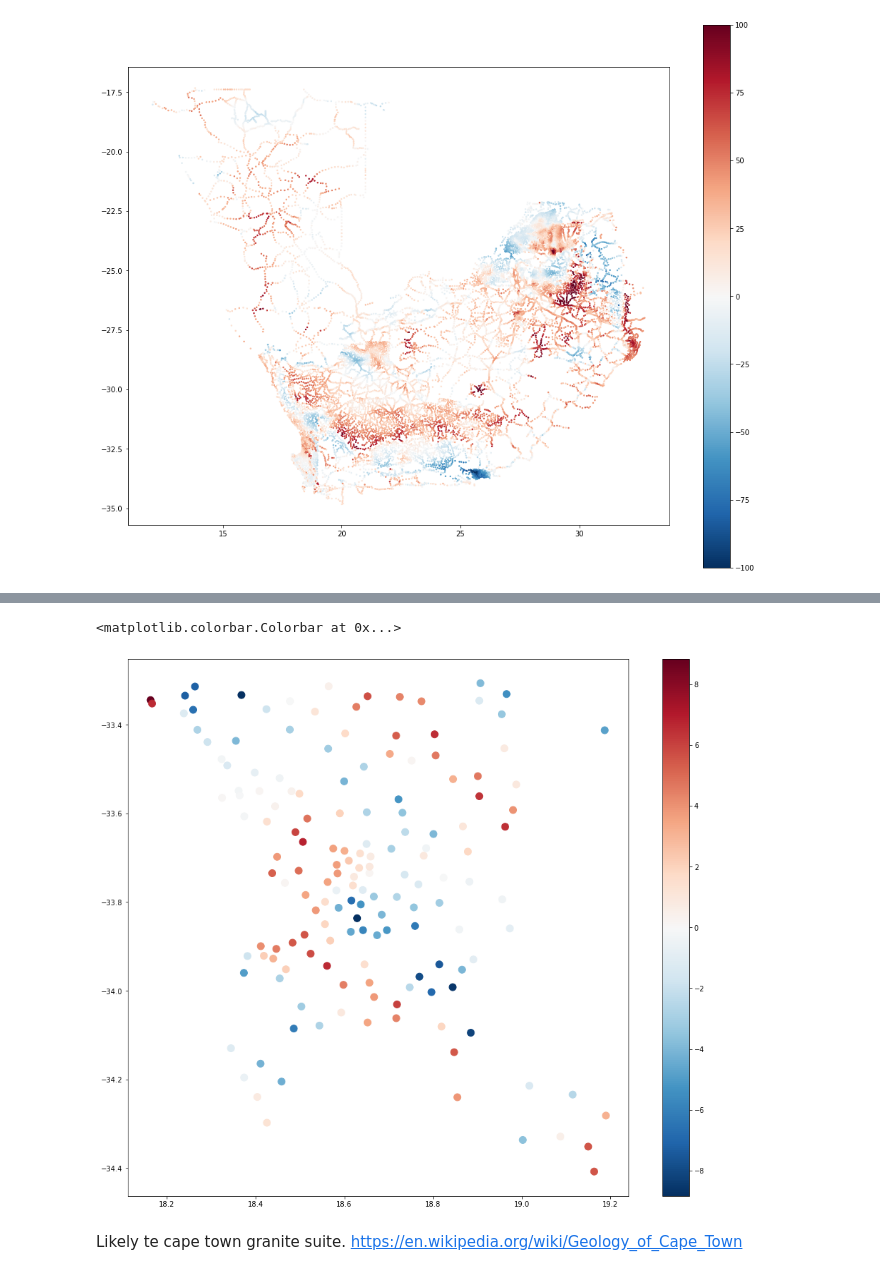
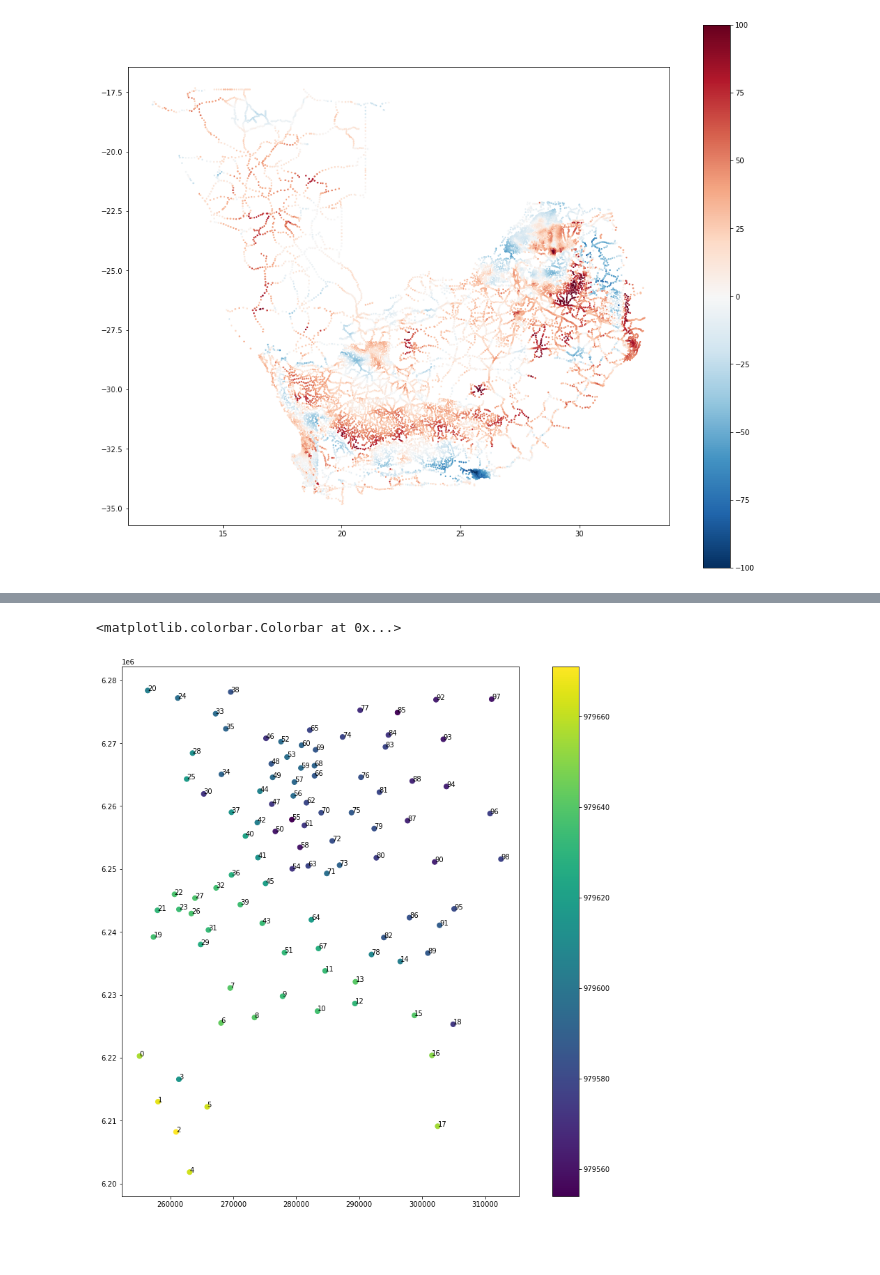
Before and after one commit to leouieda/gravity-processing, a Jupyter notebook: code/prepare-synthetic-data.ipynb, the cells around one changed output, grey strips where cells are left out. Saved outputs shown, nothing was run; the diff lists cells and outputs as text; code cells hidden in the pictures; blank space fills up the shorter version.

Commit message:
Separate the data into 3 surveys

```diff
--- a/code/prepare-synthetic-data.ipynb
+++ b/code/prepare-synthetic-data.ipynb
@@ -36,5 +37,3 @@ plt.colorbar()
 # %% [output]
 <matplotlib.colorbar.Colorbar at 0x...>
 [figure]
-# %%
-data["bouguer"] = data.gravity - bl.WGS84.normal_gravity(data.latitude, data.elevation) - hm.bouguer_correction(data.elevation)
@@ -64,5 +40,8 @@ plt.colorbar()
 # %%
-region = [18, 19.2, -35, -33.3]
-survey = data.loc[vd.inside((data.longitude, data.latitude), region) & (data.elevation < 300)].copy()
-survey.shape
+region = [18, 19, -35, -33.6]
+projection = pyproj.Proj("+proj=utm +zone=34H +south +ellps=WGS84 +datum=WGS84 +units=m +no_defs")
+survey = data.loc[vd.inside((data.longitude, data.latitude), region) & (data.elevation < 300)].copy().reset_index(drop=True)
+survey["station"] = np.arange(survey.shape[0])
+survey["easting"], survey["northing"] = projection(survey.longitude.values, survey.latitude.values)
+survey
 # %% [output]
@@ -70,3 +60,0 @@ survey.shape
-# %%
-trend = vd.Trend(degree=2).fit((survey.longitude, survey.latitude), survey.bouguer)
-survey["residual"] = survey.bouguer - trend.predict((survey.longitude, survey.latitude))
@@ -91,11 +61,11 @@ plt.colorbar()
-# %%
-scale = np.percentile(np.abs(survey.residual), 99)
-plt.figure(figsize=(17, 14))
-plt.scatter(survey.longitude, survey.latitude, c=survey.residual, s=100, vmin=-scale, vmax=scale, cmap="RdBu_r")
-plt.axis("scaled")
-plt.colorbar()
-# %% [output]
-<matplotlib.colorbar.Colorbar at 0x...>
-[figure, removed]
-# %% [markdown]
-Likely te cape town granite suite. https://en.wikipedia.org/wiki/Geology_of_Cape_Town
+# %%
+plt.figure(figsize=(17, 14))
+ax = plt.subplot(111)
+tmp = ax.scatter(survey.easting, survey.northing, c=survey.gravity, s=50)
+for i in range(survey.shape[0]):
+    ax.text(survey.easting[i], survey.northing[i], str(survey.station[i]))
+plt.axis("scaled")
+plt.colorbar(tmp)
+# %% [output]
+<matplotlib.colorbar.Colorbar at 0x...>
+[figure, added]
```
Also changed, not shown: parts of 12 cells of this notebook, 1 other file.
